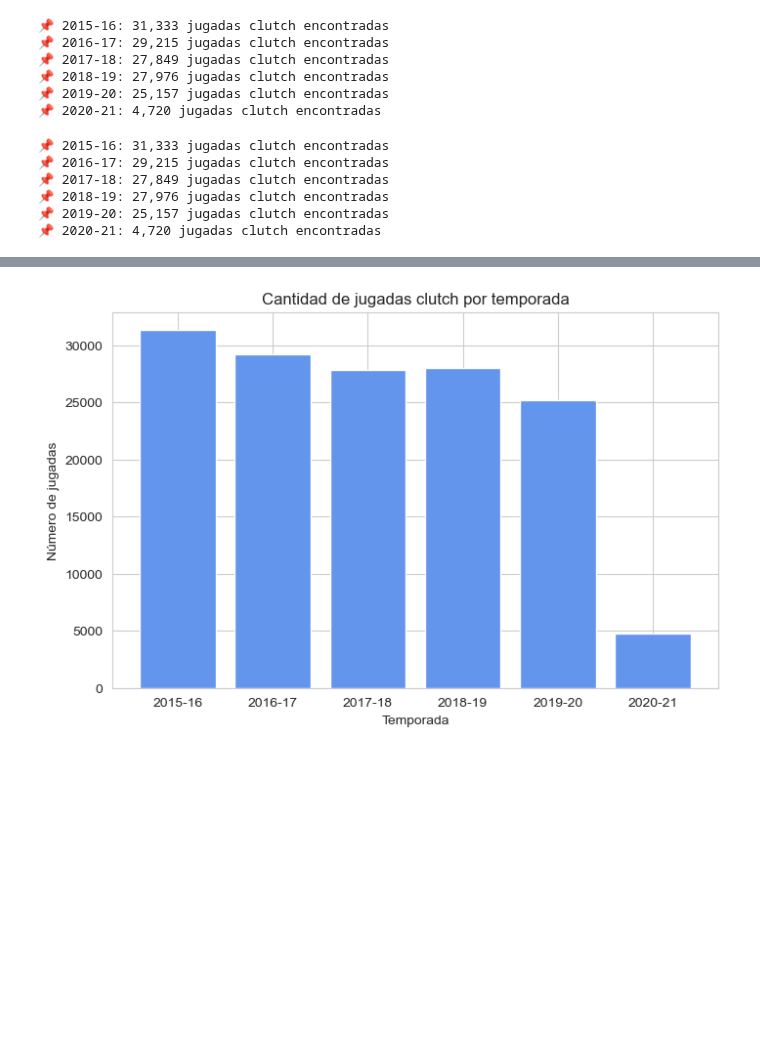
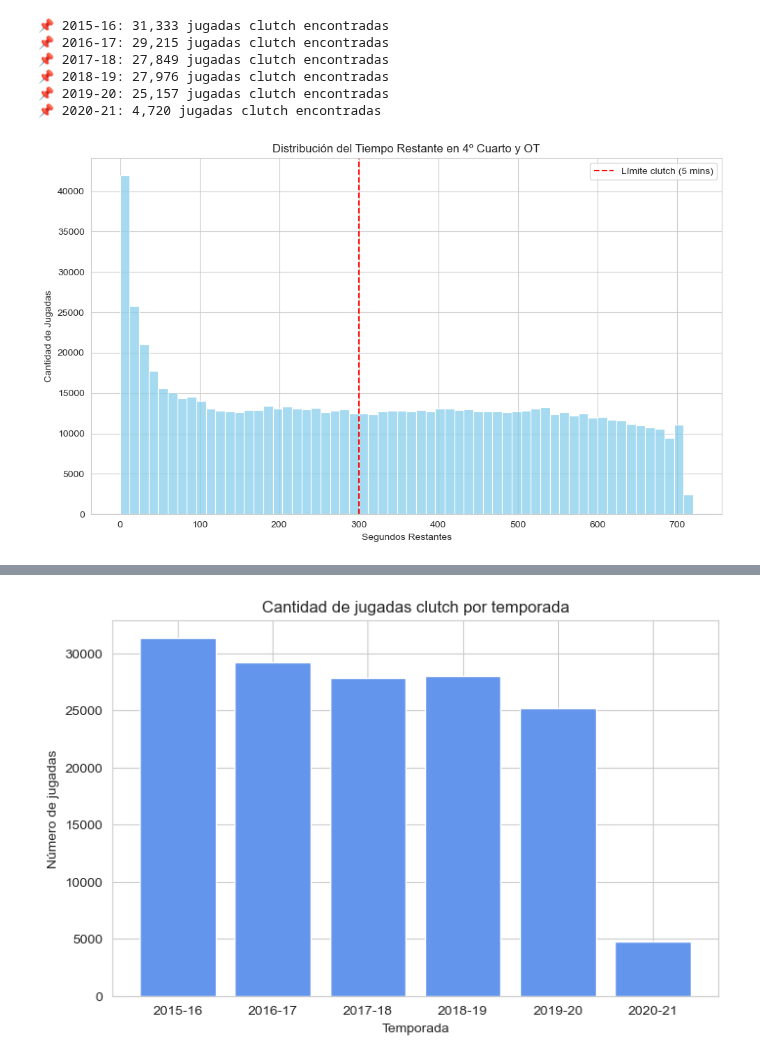
Before and after one commit to jorge-ivan-jimenez-reyes/DataScienceB, a Jupyter notebook: TercerExamen/Presentation.ipynb, the cells around one changed output, grey strips where cells are left out. Saved outputs shown, nothing was run; the diff lists cells and outputs as text; code cells hidden in the pictures; blank space fills up the shorter version.

```diff
--- a/TercerExamen/Presentation.ipynb
+++ b/TercerExamen/Presentation.ipynb
@@ -189,22 +189,21 @@ for temporada, df in dataframes_pbp.items():
 📌 2018-19: 27,976 jugadas clutch encontradas
 📌 2019-20: 25,157 jugadas clutch encontradas
 📌 2020-21: 4,720 jugadas clutch encontradas
-# %%
-def extraer_jugadas_clutch(df):
-    df = df.copy()
-    df = df[df["Quarter"] >= 4]  # Último cuarto o tiempo extra
-    df["ScoreDiff"] = (df["HomeScore"] - df["AwayScore"]).abs()
-    return df[(df["SecLeft"] <= 300) & (df["ScoreDiff"] <= 5)]
-
-jugadas_clutch = {}
-for temporada, df in dataframes_pbp.items():
-    clutch_df = extraer_jugadas_clutch(df)
-    jugadas_clutch[temporada] = clutch_df
-    print(f"📌 {temporada}: {len(clutch_df):,} jugadas clutch encontradas")
-# %% [output]
-📌 2015-16: 31,333 jugadas clutch encontradas
-📌 2016-17: 29,215 jugadas clutch encontradas
-📌 2017-18: 27,849 jugadas clutch encontradas
-📌 2018-19: 27,976 jugadas clutch encontradas
-📌 2019-20: 25,157 jugadas clutch encontradas
-📌 2020-21: 4,720 jugadas clutch encontradas
+# %%
+import matplotlib.pyplot as plt
+import seaborn as sns
+
+df_all = pd.concat(dataframes_pbp.values())
+df_ultimos_cuartos = df_all[df_all["Quarter"] >= 4]
+
+plt.figure(figsize=(10, 6))
+sns.histplot(df_ultimos_cuartos["SecLeft"], bins=60, kde=False, color="skyblue")
+plt.axvline(300, color="red", linestyle="--", label="Límite clutch (5 mins)")
+plt.title("Distribución del Tiempo Restante en 4º Cuarto y OT")
+plt.xlabel("Segundos Restantes")
+plt.ylabel("Cantidad de Jugadas")
+plt.legend()
+plt.tight_layout()
+plt.show()
+# %% [output]
+[figure, added]
```
Also changed, not shown: parts of 1 cell of this notebook.
